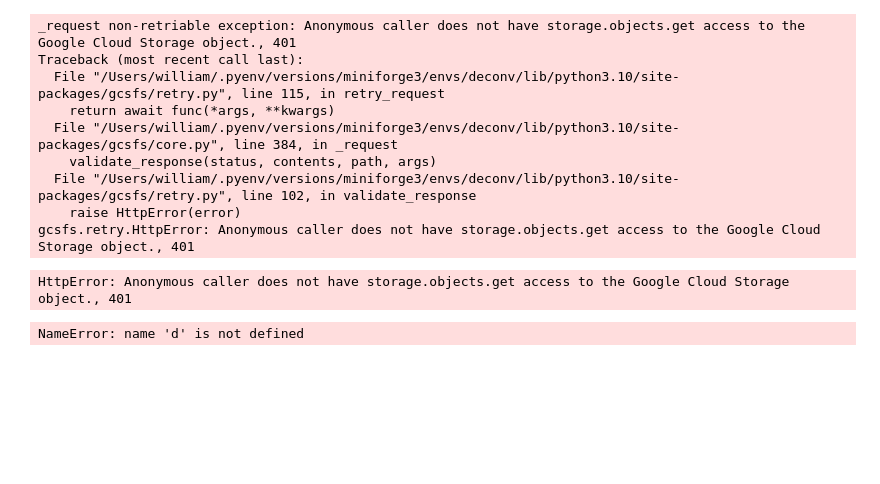
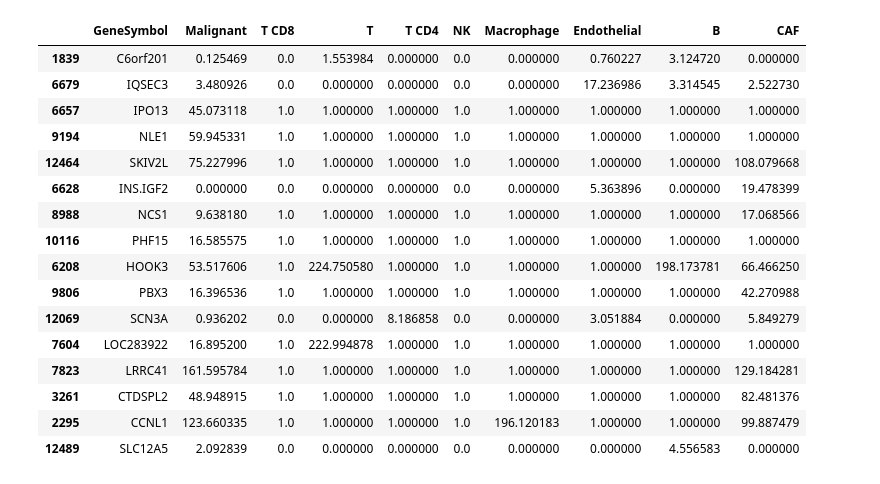
Before and after one commit to davidliu-lab/deconv, a Jupyter notebook: helpers/evaluating_cibersortx/Untitled.ipynb, the cells around one changed output. Drawn from its saved outputs; the diff is of its cells as text; code cells hidden in the pictures; blank space fills up the shorter version.

```diff
--- a/helpers/evaluating_cibersortx/Untitled.ipynb
+++ b/helpers/evaluating_cibersortx/Untitled.ipynb
@@ -4,18 +4,45 @@ import dask.dataframe as dd
-# %%
-ddf = dd.read_csv("gs://liulab/data/pseudobulk_evaluation/csx_runs/hires_with_fractions/pseudobulks_2/n_cells=5/malignant_from_one_sample=True/outdir/CIBERSORTxHiRes_NA_TCD4_Window36.txt",)
-# %% [output]
-_request non-retriable exception: Anonymous caller does not have storage.objects.get access to the Google Cloud Storage object., 401
-Traceback (most recent call last):
-  File "/Users/william/.pyenv/versions/miniforge3/envs/deconv/lib/python3.10/site-packages/gcsfs/retry.py", line 115, in retry_request
-    return await func(*args, **kwargs)
-  File "/Users/william/.pyenv/versions/miniforge3/envs/deconv/lib/python3.10/site-packages/gcsfs/core.py", line 384, in _request
-    validate_response(status, contents, path, args)
-  File "/Users/william/.pyenv/versions/miniforge3/envs/deconv/lib/python3.10/site-packages/gcsfs/retry.py", line 102, in validate_response
-    raise HttpError(error)
-gcsfs.retry.HttpError: Anonymous caller does not have storage.objects.get access to the Google Cloud Storage object., 401
-HttpError: Anonymous caller does not have storage.objects.get access to the Google Cloud Storage object., 401
-# %%
-d
-# %% [output]
-NameError: name 'd' is not defined
+# %%
+def load_cell_type_geps():
+    uri = (
+        "gs://liulab/data/pseudobulk_evaluation/csx_runs/hires_with_fractions/pseudobulks_2/"
+        "n_cells=5/malignant_from_one_sample=True/outdir/CIBERSORTxGEP_NA_GEPs.txt"
+    )
+    ddf = dd.read_csv(
+        uri,
+        sep="\t",
+        dtype={
+            "B": "float64",
+            "CAF": "float64",
+            "Endothelial": "float64",
+            "Macrophage": "float64",
+            "Malignant": "float64",
+            "NK": "float64",
+            "T": "float64",
+            "T CD4": "float64",
+            "T CD8": "float64",
+        },
+    )
+    return ddf
+
+
+ddf_cell_type = load_cell_type_geps()
+ddf_cell_type.sample(frac=1e-3).compute()
+# %% [output]
+|  | GeneSymbol | Malignant | T CD8 | T | T CD4 | NK | Macrophage | Endothelial | B | CAF |
+| 1839 | C6orf201 | 0.125469 | 0.0 | 1.553984 | 0.000000 | 0.0 | 0.000000 | 0.760227 | 3.124720 | 0.000000 |
+| 6679 | IQSEC3 | 3.480926 | 0.0 | 0.000000 | 0.000000 | 0.0 | 0.000000 | 17.236986 | 3.314545 | 2.522730 |
+| 6657 | IPO13 | 45.073118 | 1.0 | 1.000000 | 1.000000 | 1.0 | 1.000000 | 1.000000 | 1.000000 | 1.000000 |
+| 9194 | NLE1 | 59.945331 | 1.0 | 1.000000 | 1.000000 | 1.0 | 1.000000 | 1.000000 | 1.000000 | 1.000000 |
+| 12464 | SKIV2L | 75.227996 | 1.0 | 1.000000 | 1.000000 | 1.0 | 1.000000 | 1.000000 | 1.000000 | 108.079668 |
+| 6628 | INS.IGF2 | 0.000000 | 0.0 | 0.000000 | 0.000000 | 0.0 | 0.000000 | 5.363896 | 0.000000 | 19.478399 |
+| 8988 | NCS1 | 9.638180 | 1.0 | 1.000000 | 1.000000 | 1.0 | 1.000000 | 1.000000 | 1.000000 | 17.068566 |
+| 10116 | PHF15 | 16.585575 | 1.0 | 1.000000 | 1.000000 | 1.0 | 1.000000 | 1.000000 | 1.000000 | 1.000000 |
+| 6208 | HOOK3 | 53.517606 | 1.0 | 224.750580 | 1.000000 | 1.0 | 1.000000 | 1.000000 | 198.173781 | 66.466250 |
+| 9806 | PBX3 | 16.396536 | 1.0 | 1.000000 | 1.000000 | 1.0 | 1.000000 | 1.000000 | 1.000000 | 42.270988 |
+| 12069 | SCN3A | 0.936202 | 0.0 | 0.000000 | 8.186858 | 0.0 | 0.000000 | 3.051884 | 0.000000 | 5.849279 |
+| 7604 | LOC283922 | 16.895200 | 1.0 | 222.994878 | 1.000000 | 1.0 | 1.000000 | 1.000000 | 1.000000 | 1.000000 |
+| 7823 | LRRC41 | 161.595784 | 1.0 | 1.000000 | 1.000000 | 1.0 | 1.000000 | 1.000000 | 1.000000 | 129.184281 |
+| 3261 | CTDSPL2 | 48.948915 | 1.0 | 1.000000 | 1.000000 | 1.0 | 1.000000 | 1.000000 | 1.000000 | 82.481376 |
+| 2295 | CCNL1 | 123.660335 | 1.0 | 1.000000 | 1.000000 | 1.0 | 196.120183 | 1.000000 | 1.000000 | 99.887479 |
+| 12489 | SLC12A5 | 2.092839 | 0.0 | 0.000000 | 0.000000 | 0.0 | 0.000000 | 0.000000 | 4.556583 | 0.000000 |
 # %%
```
Also changed, not shown: parts of 9 cells of this notebook.
